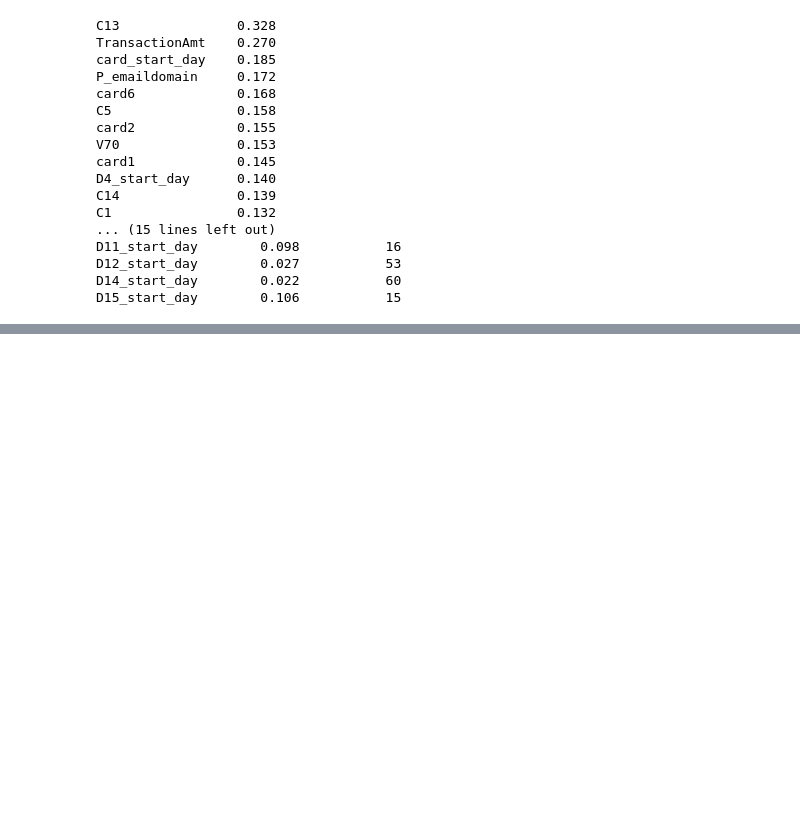
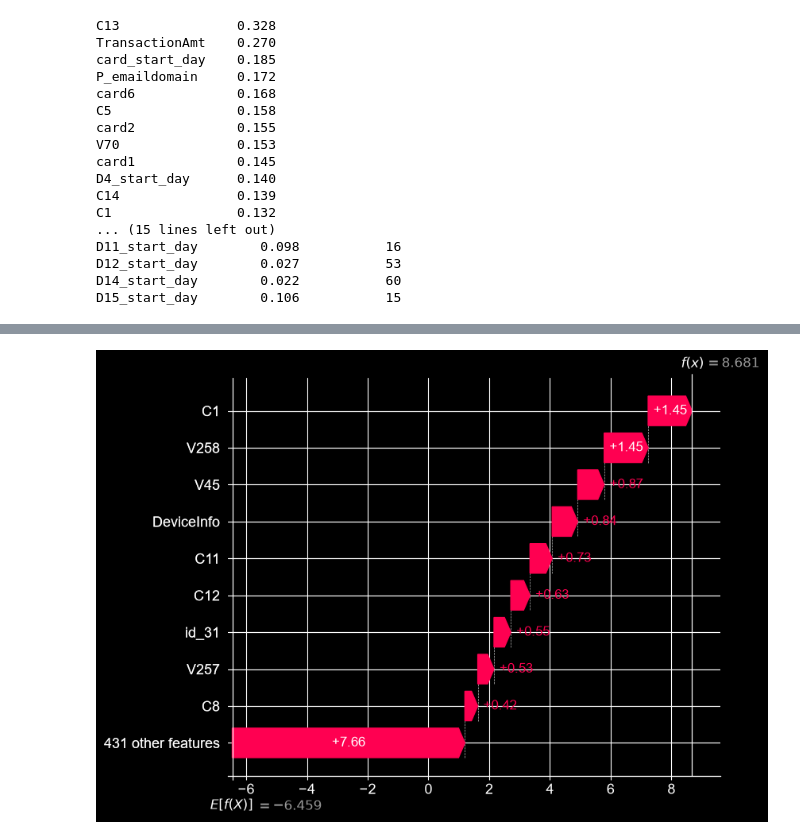
Before and after one commit to KrisTinaShch/fraud-risk-scoring, a Jupyter notebook: notebooks/08_shap.ipynb, the cells around one changed output, grey strips where cells are left out. Saved outputs shown, nothing was run; the diff lists cells and outputs as text; code cells hidden in the pictures; blank space fills up the shorter version.

Commit message:
Add the beeswarm and a waterfall for one transaction

```diff
--- a/notebooks/08_shap.ipynb
+++ b/notebooks/08_shap.ipynb
@@ -78,0 +87,5 @@ D15_start_day        0.106           15
+# %%
+explanation = shap.Explanation(values=contrib[:, :-1], base_values=contrib[:, -1], feature_names=list(sample.columns))
+shap.plots.waterfall(explanation[i], max_display=10)
+# %% [output]
+[figure, added]
```
Also changed, not shown: parts of 3 cells of this notebook.
